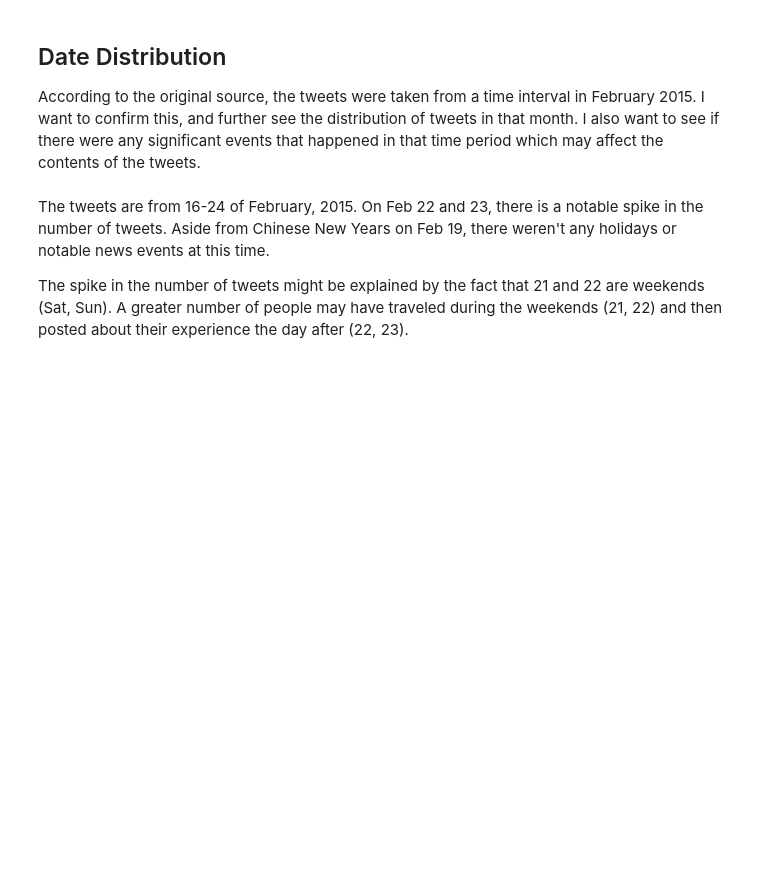
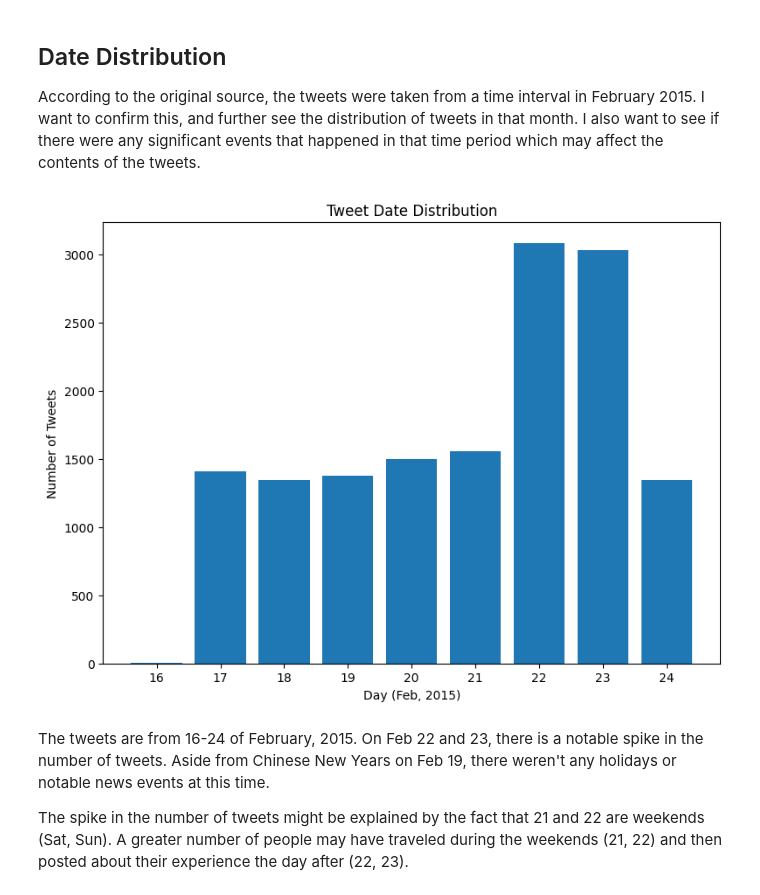
Before and after one commit to temujin-lampasa/social_computing, a Jupyter notebook: notebooks/analyzing_airline_tweets.ipynb, the cells around one changed output. Drawn from its saved outputs; the diff is of its cells as text; code cells hidden in the pictures; blank space fills up the shorter version.

Commit message:
Fix datetime error

```diff
--- a/notebooks/analyzing_airline_tweets.ipynb
+++ b/notebooks/analyzing_airline_tweets.ipynb
@@ -193,14 +202,17 @@ It seems that there are 6 main airlines featured in the dataset.
 
 According to the original source, the tweets were taken from a time interval in February 2015. I want to confirm this, and further see the distribution of tweets in that month. I also want to see if there were any significant events that happened in that time period which may affect the contents of the tweets.
 # %%
+df['tweet_created'] = df['tweet_created'].map(pd.to_datetime)
 d = df['tweet_created'].groupby(by=[df["tweet_created"].dt.month, df["tweet_created"].dt.day]).count()
 fig, ax = plt.subplots(figsize=(8,6), dpi=100)
 ax.bar([i[1] for i in d.index], d.values)
 ax.set_title("Tweet Date Distribution")
 ax.set_xlabel("Day (Feb, 2015)")
 ax.set_ylabel("Number of Tweets")
 ax.set_xticks(range(16, 25))
 plt.tight_layout()
+# %% [output]
+[figure, added]
 # %% [markdown]
 The tweets are from 16-24 of February, 2015. On Feb 22 and 23, there is a notable spike in the number of tweets. Aside from Chinese New Years on Feb 19, there weren't any holidays or notable news events at this time.
 
```
Also changed, not shown: parts of 3 cells of this notebook.
